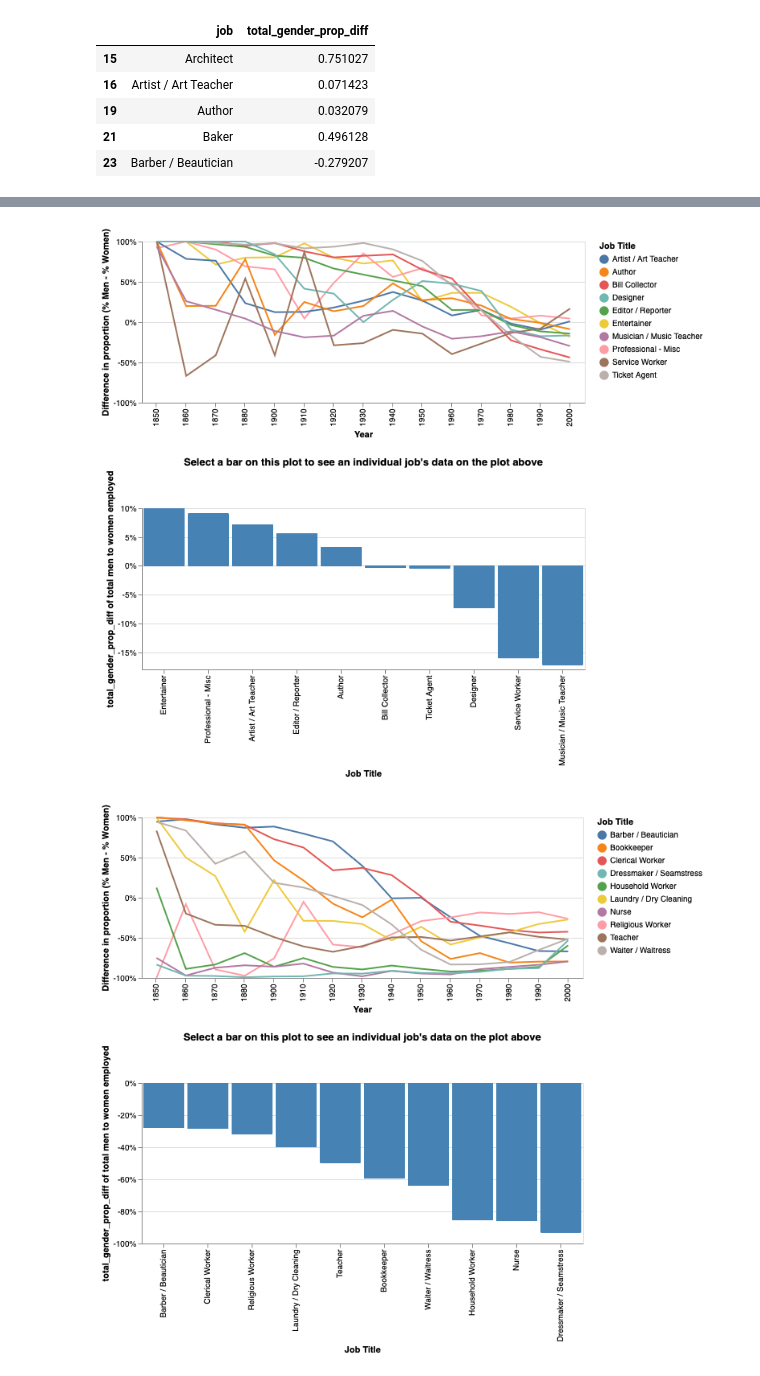
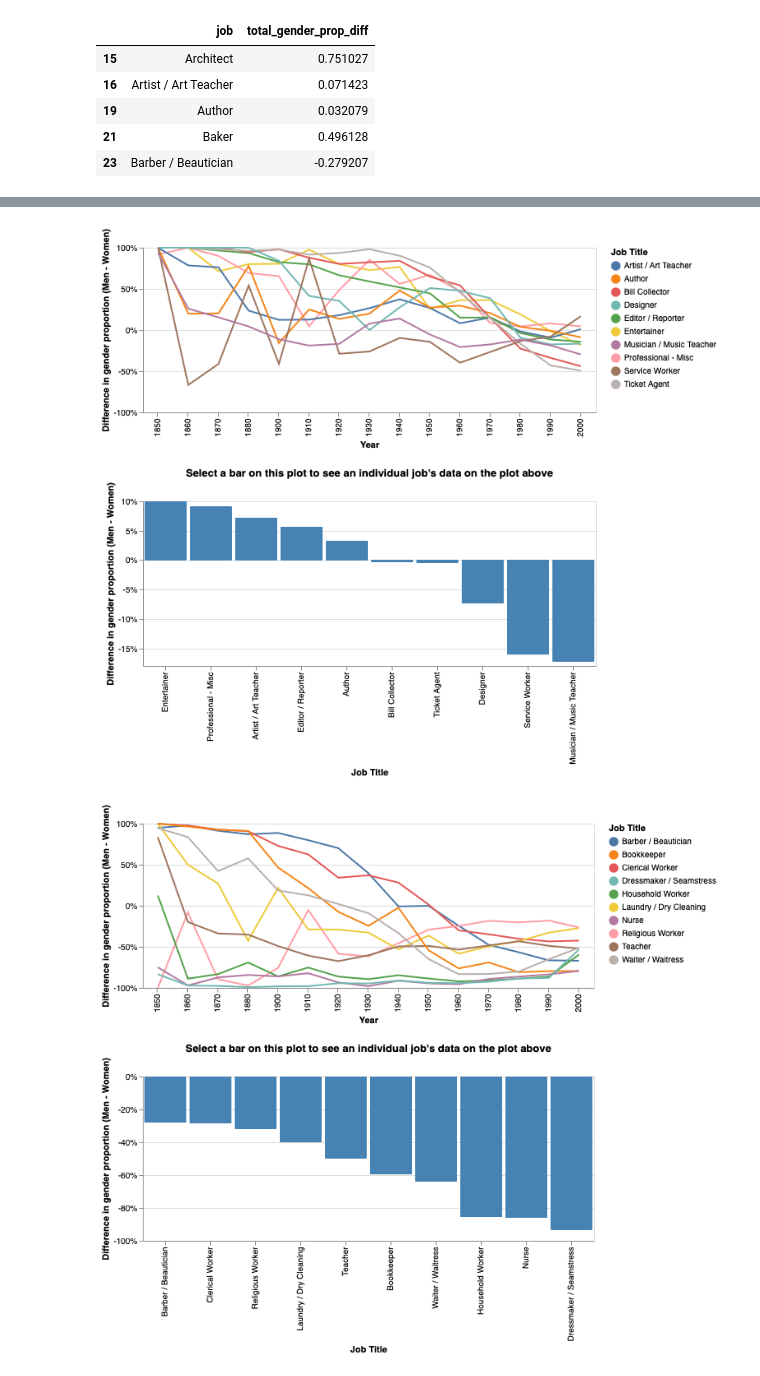
Before and after one commit to UBC-MDS/DSCI532_Group210_JobsAnalysis, a Jupyter notebook: test_code/figure_2_wrangling.ipynb, the cells around one changed output, grey strips where cells are left out. Drawn from its saved outputs; the diff is of its cells as text; code cells hidden in the pictures.

Commit message:
changed graph labels

```diff
--- a/test_code/figure_2_wrangling.ipynb
+++ b/test_code/figure_2_wrangling.ipynb
@@ -248,7 +248,7 @@ pts = alt.selection(type="single", encodings=['x'])
 lin = alt.Chart(source).mark_line().encode(
     alt.X('year:O', title='Year'),
     alt.Y('gender_prop_diff:Q',
-          title="Difference in proportion (% Men - % Women)",
+          title="Difference in gender proportion (Men - Women)",
           scale=alt.Scale(domain=[-1,1]),
           axis=alt.Axis(format='%')),
     alt.Color('job:N', title= "Job Title")
@@ -289,7 +289,7 @@ bar = alt.Chart(source).mark_bar().encode(
             title='Job Title',
             sort=alt.EncodingSortField(field="total_gender_prop_diff",op="sum",order="descending" )),
     y=alt.Y('total_gender_prop_diff:Q',
-            title="total_gender_prop_diff of total men to women employed",
+            title="Difference in gender proportion (Men - Women)",
             axis=alt.Axis(format='%')),
     color=alt.condition(pts, alt.ColorValue("steelblue"), alt.ColorValue("grey"))
 ).properties(
@@ -306,7 +306,7 @@ alt.vconcat(
     size="independent"
 )
 # %% [output]
-[figure, old version]
+[figure, new version]
 # %%
 top_10_female_dominated_jobs = total_gender_prop_diffs_df.sort_values(by = 'total_gender_prop_diff', ascending = False).tail(10)
 source = top_10_female_dominated_jobs.merge(jobs_tidy, how = 'inner', on = 'job')
@@ -316,7 +316,7 @@ pts = alt.selection(type="single", encodings=['x'])
 lin = alt.Chart(source).mark_line().encode(
     alt.X('year:O', title='Year'),
     alt.Y('gender_prop_diff:Q',
-          title="Difference in proportion (% Men - % Women)",
+          title="Difference in gender proportion (Men - Women)",
           axis=alt.Axis(format='%'),
           scale=alt.Scale(domain=[-1,1])),
     alt.Color('job:N', title= "Job Title")
@@ -346,32 +346,32 @@ lin_w_interaction = alt.layer(
     lin.mark_text(align='left', dx=5, dy=-5, stroke='white', strokeWidth=2).encode(
         text=alt.Text('gender_prop_diff:Q',format='.2%')
     ).transform_filter(label),
      lin.mark_text(align='left', dx=5, dy=-5).encode(
         text=alt.Text('gender_prop_diff:Q',format='.2%')
     ).transform_filter(label),
     data = source
 )
 
 bar = alt.Chart(source).mark_bar().encode(
     x=alt.X('job:N',
             title='Job Title',
             sort=alt.EncodingSortField(field="total_gender_prop_diff",op="sum",order="descending" )),
     y=alt.Y('total_gender_prop_diff:Q',
-            title="total_gender_prop_diff of total men to women employed",
+            title="Difference in gender proportion (Men - Women)",
             axis=alt.Axis(format='%')),
     color=alt.condition(pts, alt.ColorValue("steelblue"), alt.ColorValue("grey"))
 ).properties(
     width=550,
     height=200,
     title="Select a bar on this plot to see an individual job's data on the plot above"
 ).add_selection(pts)
 
 alt.vconcat(
     lin_w_interaction,
     bar
 ).resolve_legend(
     color="independent",
     size="independent"
 )
 # %% [output]
-[figure, old version]
+[figure, new version]
```
Also changed, not shown: parts of 1 cell of this notebook.
